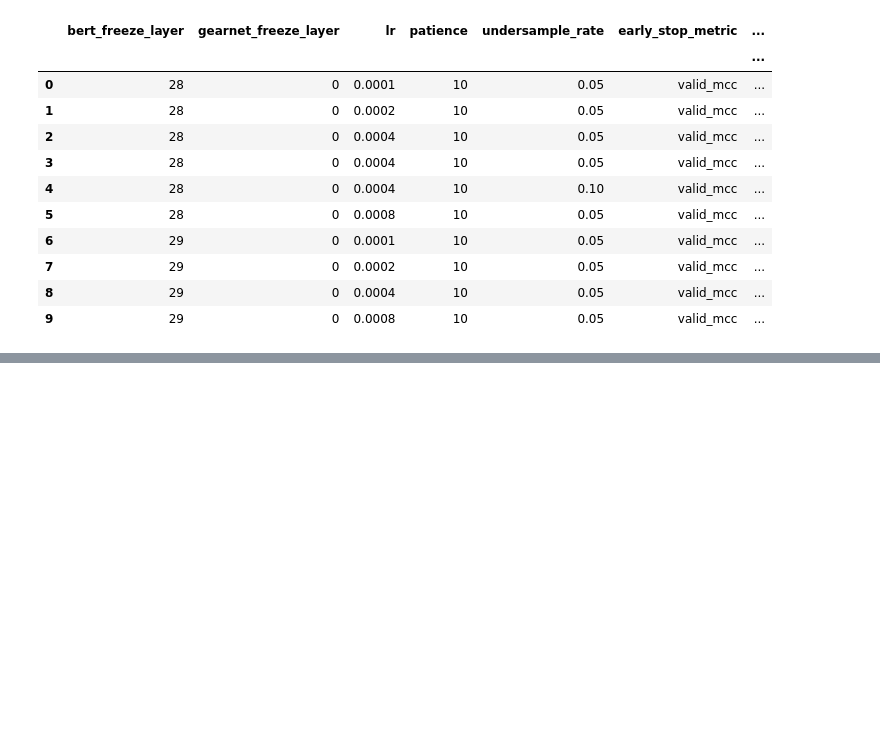
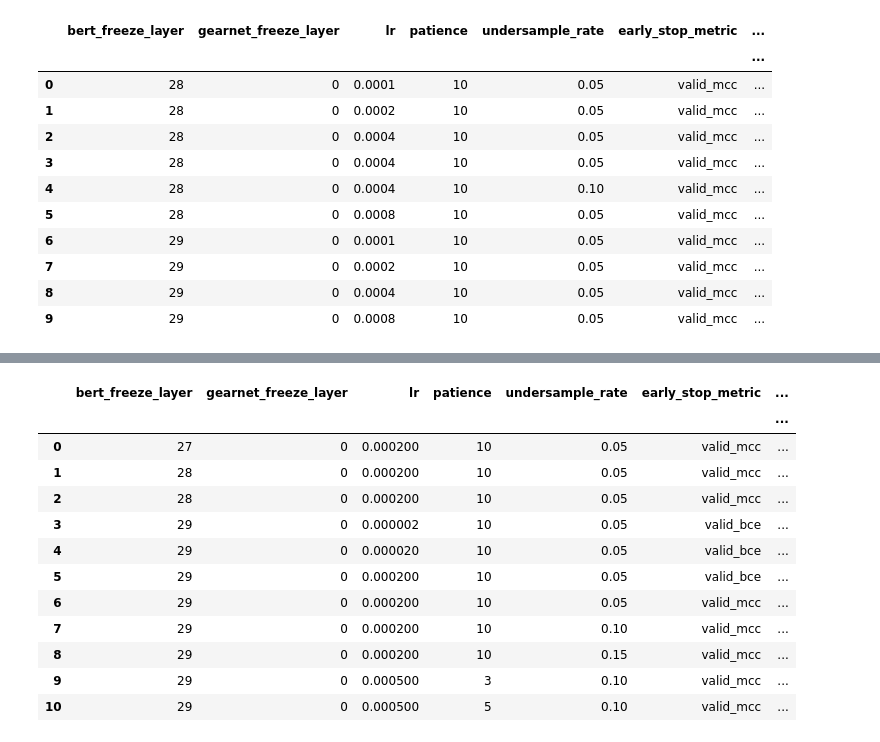
Before and after one commit to dlwocks31/atpbind, a Jupyter notebook: rus/rus_pipeline.ipynb, the cells around one changed output, grey strips where cells are left out. Drawn from its saved outputs; the diff is of its cells as text; code cells hidden in the pictures; blank space fills up the shorter version.

```diff
--- a/rus/rus_pipeline.ipynb
+++ b/rus/rus_pipeline.ipynb
@@ -78,0 +96,33 @@ df_stat
+# %%
+df_stat_old = df_old.groupby([
+    'bert_freeze_layer',
+    'gearnet_freeze_layer',
+    'lr',
+    'patience',
+    'undersample_rate',
+    'early_stop_metric',
+    'optimizer',
+    ]
+).agg({'mcc': ['mean', 'std', 'size'],
+       'sensitivity': ['mean', 'std'],
+    #    'specificity': ['mean', 'std'],
+    #    'accuracy': ['mean', 'std'],
+       'precision': ['mean', 'std'],
+       'valid_mcc': ['mean', 'std'],
+    }
+    ).reset_index()
+df_stat_old
+# %% [output]
+|  | bert_freeze_layer | gearnet_freeze_layer | lr | patience | undersample_rate | early_stop_metric | ... |
+|  |  |  |  |  |  |  | ... |
+| 0 | 27 | 0 | 0.000200 | 10 | 0.05 | valid_mcc | ... |
+| 1 | 28 | 0 | 0.000200 | 10 | 0.05 | valid_mcc | ... |
+| 2 | 28 | 0 | 0.000200 | 10 | 0.05 | valid_mcc | ... |
+| 3 | 29 | 0 | 0.000002 | 10 | 0.05 | valid_bce | ... |
+| 4 | 29 | 0 | 0.000020 | 10 | 0.05 | valid_bce | ... |
+| 5 | 29 | 0 | 0.000200 | 10 | 0.05 | valid_bce | ... |
+| 6 | 29 | 0 | 0.000200 | 10 | 0.05 | valid_mcc | ... |
+| 7 | 29 | 0 | 0.000200 | 10 | 0.10 | valid_mcc | ... |
+| 8 | 29 | 0 | 0.000200 | 10 | 0.15 | valid_mcc | ... |
+| 9 | 29 | 0 | 0.000500 | 3 | 0.10 | valid_mcc | ... |
+| 10 | 29 | 0 | 0.000500 | 5 | 0.10 | valid_mcc | ... |
```
Also changed, not shown: parts of 2 cells of this notebook, 5 other files.
